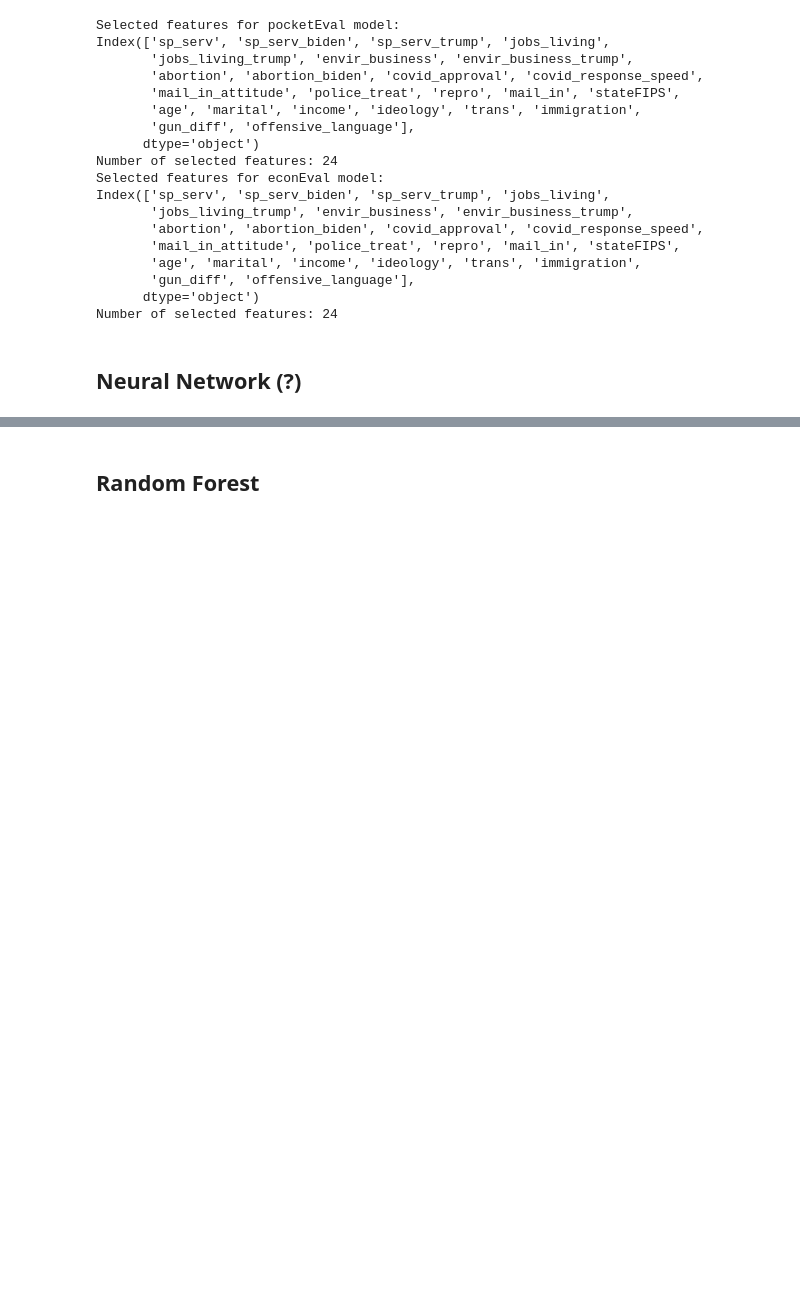
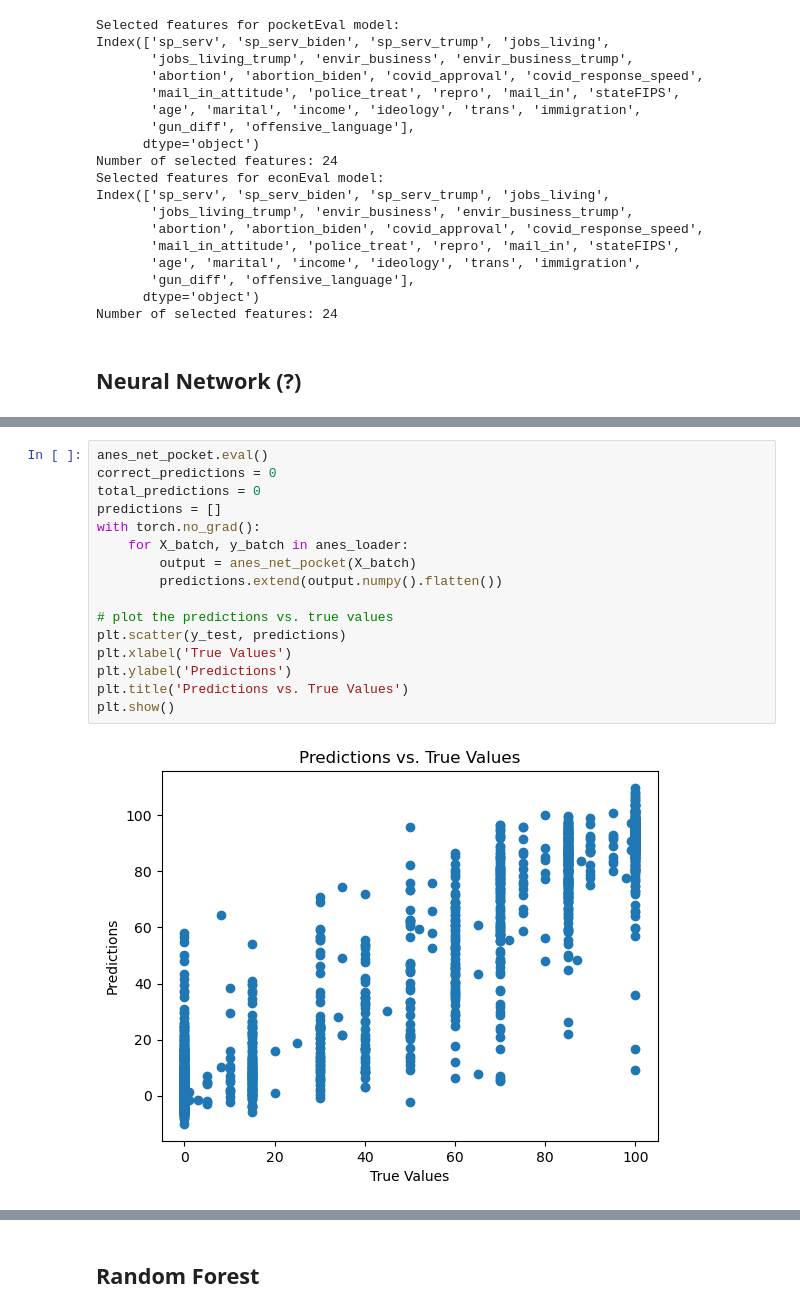
Before and after one commit to abeckler21/ecma31330-final, a Jupyter notebook: project.ipynb, the cells around one changed output, grey strips where cells are left out. Saved outputs shown, nothing was run; the diff lists cells and outputs as text; blank space fills up the shorter version.

```diff
--- a/project.ipynb
+++ b/project.ipynb
@@ -158,0 +249,18 @@ Number of selected features: 24
+# %%
+anes_net_pocket.eval()
+correct_predictions = 0
+total_predictions = 0
+predictions = []
+with torch.no_grad():
+    for X_batch, y_batch in anes_loader:
+        output = anes_net_pocket(X_batch)
+        predictions.extend(output.numpy().flatten())
+
+# plot the predictions vs. true values
+plt.scatter(y_test, predictions)
+plt.xlabel('True Values')
+plt.ylabel('Predictions')
+plt.title('Predictions vs. True Values')
+plt.show()
+# %% [output]
+[figure, added]
```
Also changed, not shown: parts of 5 cells of this notebook.
